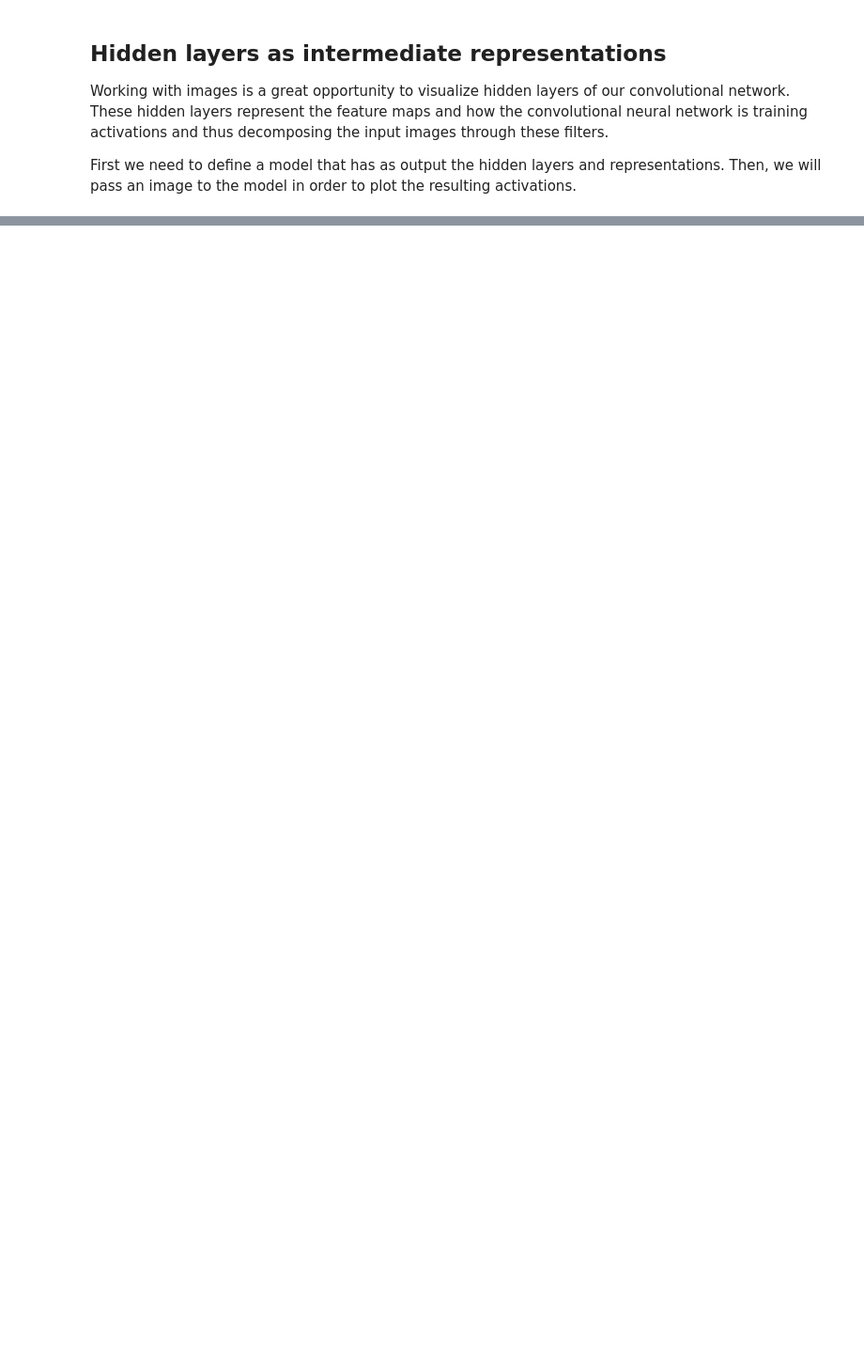
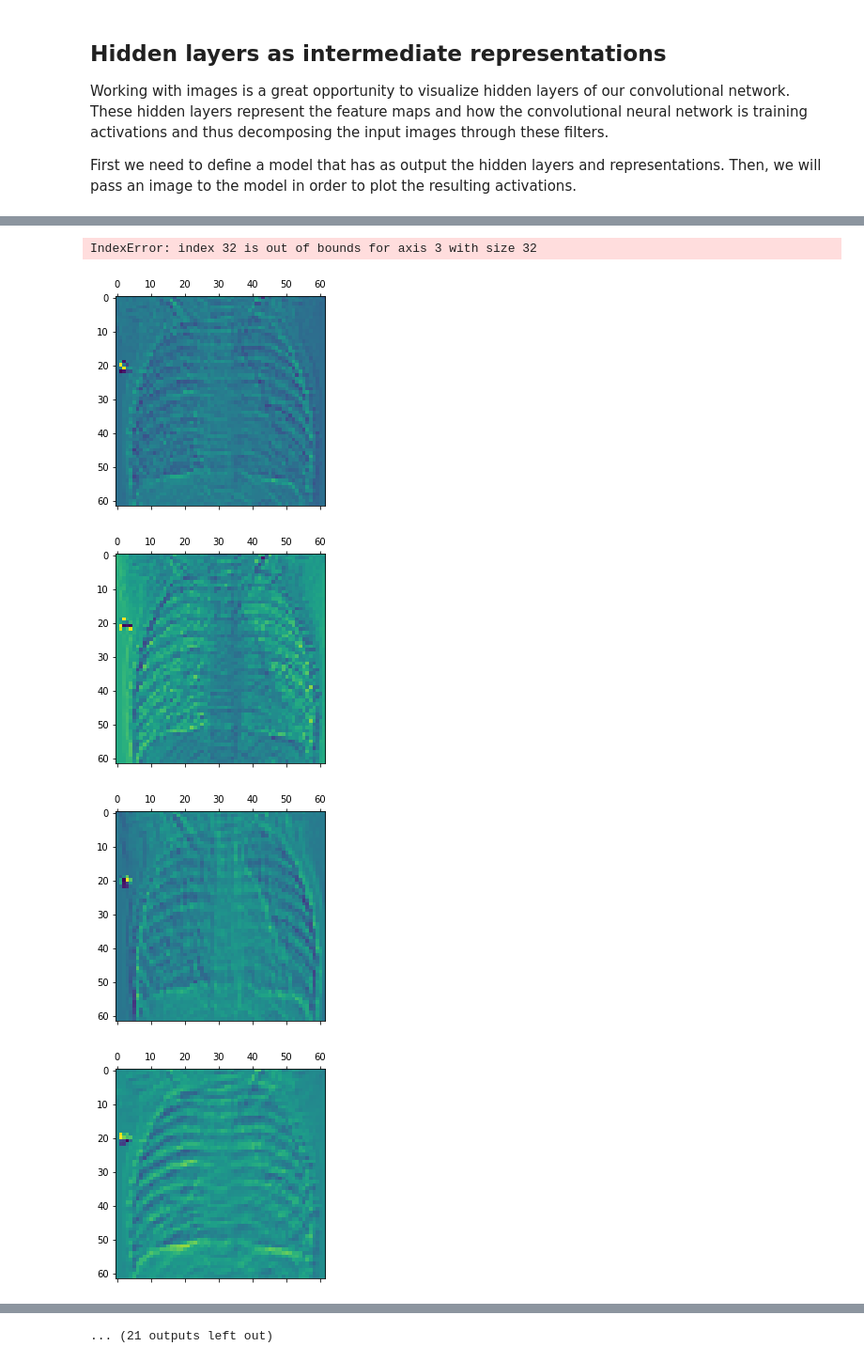
Before and after one commit to Tepi994/statistical-learning2, a Jupyter notebook: final_project/convolutional_neural_network.ipynb, the cells around one changed output, grey strips where cells are left out. Shown at 94% size. Saved outputs shown, nothing was run; the diff lists cells and outputs as text; code cells hidden in the pictures; blank space fills up the shorter version.

```diff
--- a/final_project/convolutional_neural_network.ipynb
+++ b/final_project/convolutional_neural_network.ipynb
@@ -184,10 +222,18 @@ This model performed really well. However, training time took a while. This is d
 * adam optimizer.
 * data is fed in mini batches of size 32.
 # %%
-model_2 = model
+model_2 = model_1
+# %%
+callbacks_2 = [EarlyStopping(monitor='val_loss', patience=5),
+             ModelCheckpoint(('cnn/experiment_2/model.h5'), save_best_only=True,
+                             save_weights_only=False)]
 # %%
 model_2.compile(optimizer='adam',
               loss='binary_crossentropy',
               metrics=['accuracy'])
 
-model_2.fit(X_train, y_train, epochs=5, batch_size = 32)
+batch_size = 32
+epochs = 10
+
+model_2.fit(X_train, y_train, epochs=epochs, batch_size = batch_size,
+            callbacks = callbacks_2, validation_data =(X_validation,y_validation))
@@ -202,7 +263,7 @@ Working with images is a great opportunity to visualize hidden layers of our con
 
 First we need to define a model that has as output the hidden layers and representations. Then, we will pass an image to the model in order to plot the resulting activations.
 # %%
-layer_outputs = [layer.output for layer in model.layers[:8]]
-activation_model = tf.keras.models.Model(inputs=model.input, outputs=layer_outputs)
+layer_outputs = [layer.output for layer in model_2.layers[:8]]
+activation_model = tf.keras.models.Model(inputs=model_2.input, outputs=layer_outputs)
 # %%
 activation_model
@@ -227,6 +294,12 @@ first_layer_activation.shape
 # %%
-channels = first_layer_activation.shape[3]
+channels = first_layer_activation.shape[1]
 i = 0
 while i < channels:
     plt.matshow(first_layer_activation[0, :, :,i], cmap='viridis')
     i+=1
+# %% [output]
+IndexError: index 32 is out of bounds for axis 3 with size 32
+[figure, added]
+[figure, added]
+[figure, added]
+[figure, added]
@@ -233,2 +313,3 @@ while i < channels:
+... (21 outputs left out)
 # %%
 second_layer_activation =np.array(activations[1])
```
Also changed, not shown: parts of 22 cells of this notebook, 2 other files.
